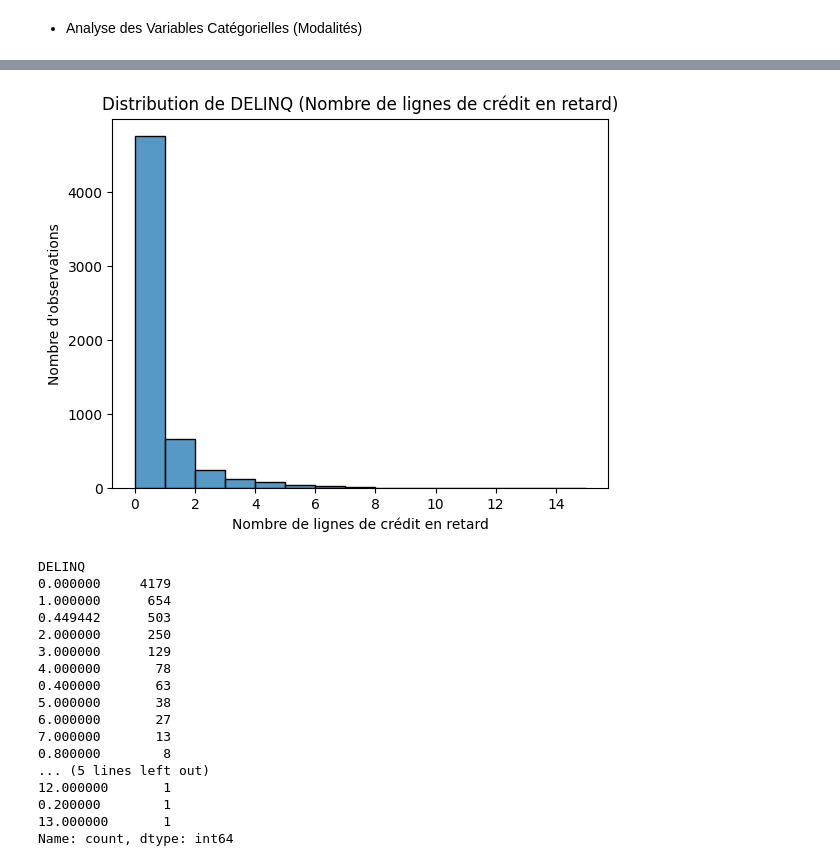
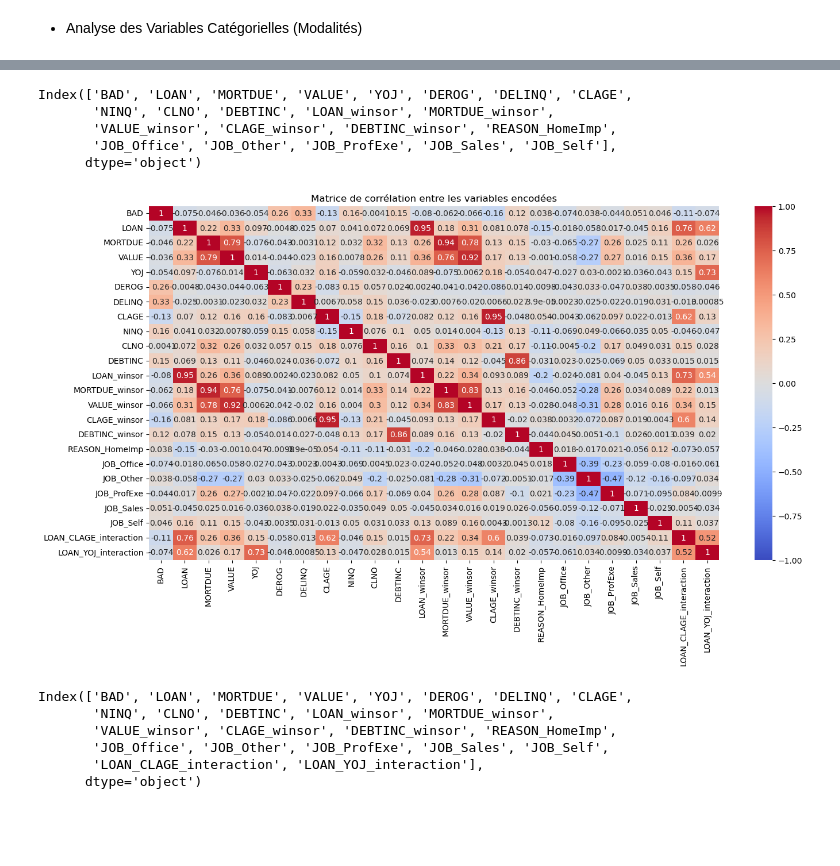
Before and after one commit to KADA-SEDODE/scoring_project, a Jupyter notebook: scoring_project.ipynb, the cells around one changed output, grey strips where cells are left out. Drawn from its saved outputs; the diff is of its cells as text; code cells hidden in the pictures; blank space fills up the shorter version.

Commit message:
Ajout du modele avec l'analyse et la modélisation de scoring

```diff
--- a/scoring_project.ipynb
+++ b/scoring_project.ipynb
@@ -273,0 +322,3 @@ df.describe()
+# %%
+df = pd.get_dummies(df, columns=["REASON", "JOB"], drop_first=True)
+df
@@ -296,6 +444,0 @@ Chi² : 123.50365285144892, p-value : 5.6802445615001605e-25
-# %%
-# Charger les données
-df = pd.read_csv(r"C:\Users\kadas\Desktop\Mes_cours\SCORING\hmeq.csv")
-
-# Afficher les premières lignes pour une vue d'ensemble
-df.head()
@@ -326,32 +457,8 @@ HomeImp  174     301    773      405     12   115
-# %%
-import seaborn as sns
-import matplotlib.pyplot as plt
-
-# Afficher la distribution de DELINQ
-sns.histplot(df['DELINQ'], kde=False, bins=15)
-plt.title("Distribution de DELINQ (Nombre de lignes de crédit en retard)")
-plt.xlabel("Nombre de lignes de crédit en retard")
-plt.ylabel("Nombre d'observations")
-plt.show()
-
-# Voir les valeurs uniques et leur fréquence
-print(df['DELINQ'].value_counts())
-# %% [output]
-[figure, removed]
-DELINQ
-0.000000     4179
-1.000000      654
-0.449442      503
-2.000000      250
-3.000000      129
-4.000000       78
-0.400000       63
-5.000000       38
-6.000000       27
-7.000000       13
-0.800000        8
-... (5 lines left out)
-12.000000       1
-0.200000        1
-13.000000       1
-Name: count, dtype: int64
+# %%
+df.columns
+# %% [output]
+Index(['BAD', 'LOAN', 'MORTDUE', 'VALUE', 'YOJ', 'DEROG', 'DELINQ', 'CLAGE',
+       'NINQ', 'CLNO', 'DEBTINC', 'LOAN_winsor', 'MORTDUE_winsor',
+       'VALUE_winsor', 'CLAGE_winsor', 'DEBTINC_winsor', 'REASON_HomeImp',
+       'JOB_Office', 'JOB_Other', 'JOB_ProfExe', 'JOB_Sales', 'JOB_Self'],
+      dtype='object')
@@ -357,0 +471,14 @@ Name: count, dtype: int64
+# %%
+df["LOAN_CLAGE_interaction"] = df["LOAN"] * df["CLAGE"]
+df["LOAN_YOJ_interaction"] = df["LOAN"] * df["YOJ"]
+# %%
+# Calculer la matrice de corrélation
+corr_matrix = df.corr()
+
+# Visualiser la matrice de corrélation
+plt.figure(figsize=(16, 8))
+sns.heatmap(corr_matrix, annot=True, cmap="coolwarm", vmin=-1, vmax=1)
+plt.title("Matrice de corrélation entre les variables encodées")
+plt.show()
+# %% [output]
+[figure, added]
@@ -357,0 +502,9 @@ Name: count, dtype: int64
+# %%
+df.columns
+# %% [output]
+Index(['BAD', 'LOAN', 'MORTDUE', 'VALUE', 'YOJ', 'DEROG', 'DELINQ', 'CLAGE',
+       'NINQ', 'CLNO', 'DEBTINC', 'LOAN_winsor', 'MORTDUE_winsor',
+       'VALUE_winsor', 'CLAGE_winsor', 'DEBTINC_winsor', 'REASON_HomeImp',
+       'JOB_Office', 'JOB_Other', 'JOB_ProfExe', 'JOB_Sales', 'JOB_Self',
+       'LOAN_CLAGE_interaction', 'LOAN_YOJ_interaction'],
+      dtype='object')
```
Also changed, not shown: parts of 72 cells of this notebook, 27 other files.
